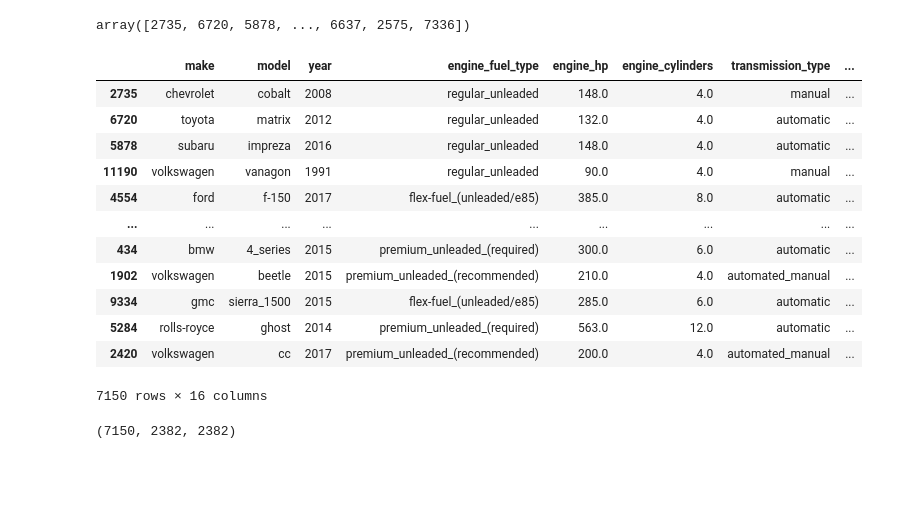
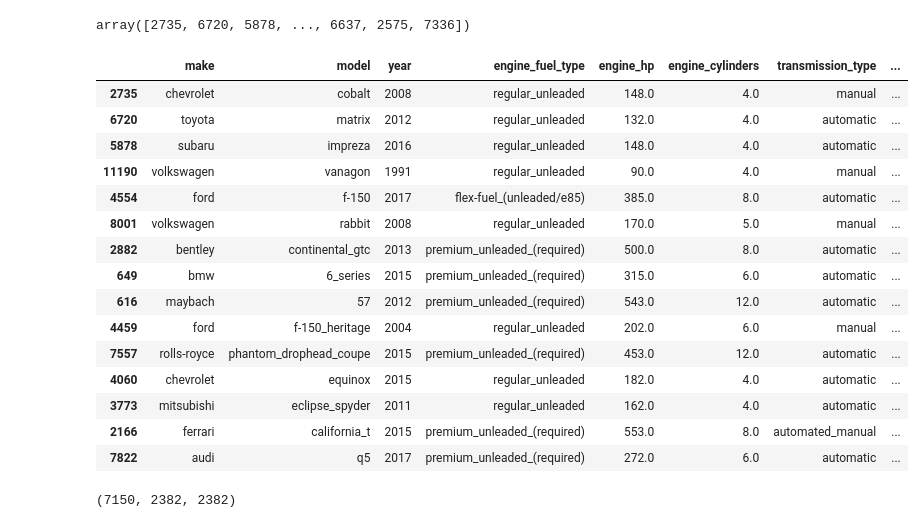
Before and after one commit to oillypump/mleng_ttr, a Jupyter notebook: 02-regression/notebook/car-price-pred.ipynb, the cells around one changed output. Saved outputs shown, nothing was run; the diff lists cells and outputs as text; code cells hidden in the pictures; blank space fills up the shorter version.

```diff
--- a/02-regression/notebook/car-price-pred.ipynb
+++ b/02-regression/notebook/car-price-pred.ipynb
@@ -286,21 +275,24 @@ idx
 # %% [output]
 array([2735, 6720, 5878, ..., 6637, 2575, 7336])
 # %%
-df_train
+df_train.head(15)
 # %% [output]
 |  | make | model | year | engine_fuel_type | engine_hp | engine_cylinders | transmission_type | ... |
 | 2735 | chevrolet | cobalt | 2008 | regular_unleaded | 148.0 | 4.0 | manual | ... |
 | 6720 | toyota | matrix | 2012 | regular_unleaded | 132.0 | 4.0 | automatic | ... |
 | 5878 | subaru | impreza | 2016 | regular_unleaded | 148.0 | 4.0 | automatic | ... |
 | 11190 | volkswagen | vanagon | 1991 | regular_unleaded | 90.0 | 4.0 | manual | ... |
 | 4554 | ford | f-150 | 2017 | flex-fuel_(unleaded/e85) | 385.0 | 8.0 | automatic | ... |
-| ... | ... | ... | ... | ... | ... | ... | ... | ... |
-| 434 | bmw | 4_series | 2015 | premium_unleaded_(required) | 300.0 | 6.0 | automatic | ... |
-| 1902 | volkswagen | beetle | 2015 | premium_unleaded_(recommended) | 210.0 | 4.0 | automated_manual | ... |
-| 9334 | gmc | sierra_1500 | 2015 | flex-fuel_(unleaded/e85) | 285.0 | 6.0 | automatic | ... |
-| 5284 | rolls-royce | ghost | 2014 | premium_unleaded_(required) | 563.0 | 12.0 | automatic | ... |
-| 2420 | volkswagen | cc | 2017 | premium_unleaded_(recommended) | 200.0 | 4.0 | automated_manual | ... |
+| 8001 | volkswagen | rabbit | 2008 | regular_unleaded | 170.0 | 5.0 | manual | ... |
+| 2882 | bentley | continental_gtc | 2013 | premium_unleaded_(required) | 500.0 | 8.0 | automatic | ... |
+| 649 | bmw | 6_series | 2015 | premium_unleaded_(required) | 315.0 | 6.0 | automatic | ... |
+| 616 | maybach | 57 | 2012 | premium_unleaded_(required) | 543.0 | 12.0 | automatic | ... |
+| 4459 | ford | f-150_heritage | 2004 | regular_unleaded | 202.0 | 6.0 | manual | ... |
+| 7557 | rolls-royce | phantom_drophead_coupe | 2015 | premium_unleaded_(required) | 453.0 | 12.0 | automatic | ... |
+| 4060 | chevrolet | equinox | 2015 | regular_unleaded | 182.0 | 4.0 | automatic | ... |
+| 3773 | mitsubishi | eclipse_spyder | 2011 | regular_unleaded | 162.0 | 4.0 | automatic | ... |
+| 2166 | ferrari | california_t | 2015 | premium_unleaded_(required) | 553.0 | 8.0 | automated_manual | ... |
+| 7822 | audi | q5 | 2017 | premium_unleaded_(required) | 272.0 | 6.0 | automatic | ... |
-7150 rows × 16 columns
 # %%
 len(df_train), len(df_test), len(df_val)
 # %% [output]
```
Also changed, not shown: parts of 17 cells of this notebook, 2 other files.
